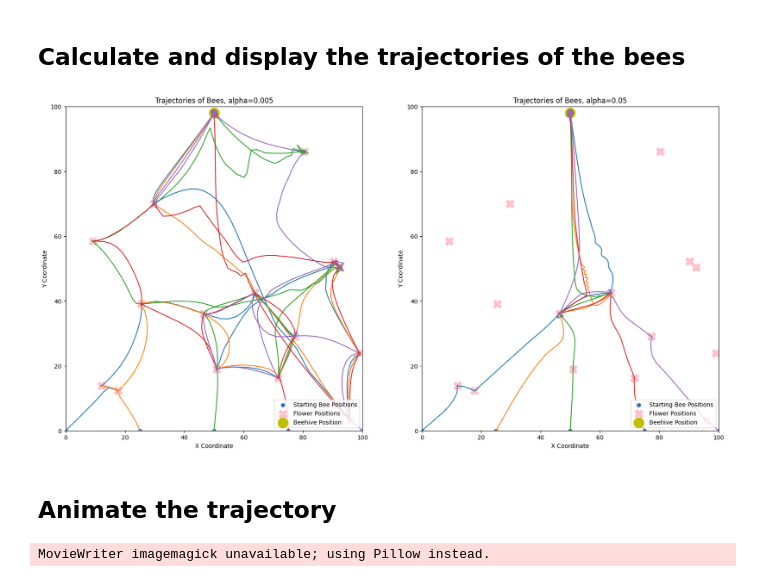
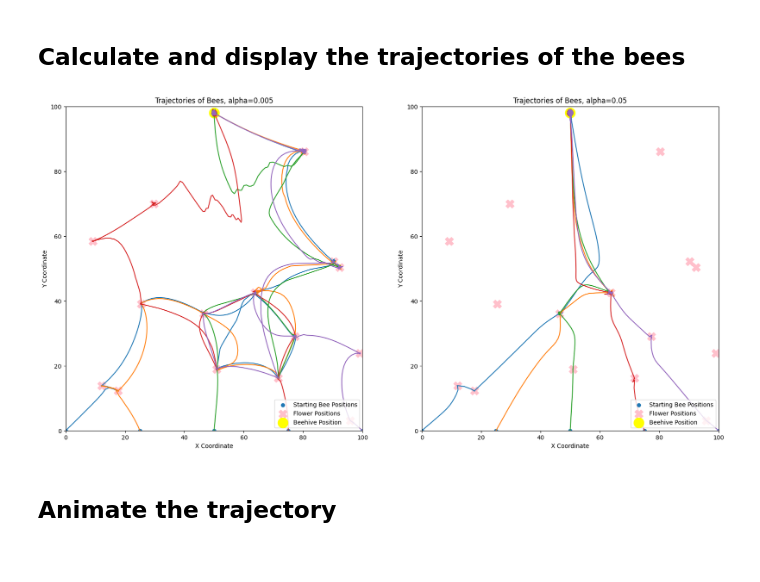
Before and after one commit to samlayton99/Swarm-Dynamics, a Jupyter notebook: all-the-buzz.ipynb, the cells around one changed output. Drawn from its saved outputs; the diff is of its cells as text; code cells hidden in the pictures.

Commit message:
fixed distraction

```diff
--- a/all-the-buzz.ipynb
+++ b/all-the-buzz.ipynb
@@ -77,7 +77,7 @@ def ode(t, x_flat, T_i):
     beehive_direction = (distance_from_beehive / (np.linalg.norm(distance_from_beehive, axis=0))).squeeze()
 
     # scaling factor for beehive direction, function of time and distance from beehive
-    beehive_scale = ((1 / (np.linalg.norm(distance_from_beehive, axis=0) + 1)) * (t)).squeeze()
+    beehive_scale = ((1 / (np.linalg.norm(distance_from_beehive, axis=0) + 1)) * (2*t)).squeeze()
 
     # attraction to the beehive
     beehive_attraction = (beehive_direction * beehive_scale).squeeze()
@@ -215,11 +215,11 @@ max_position = 100
 features = 5
 # time steps and final time
 t_steps = 400
-t_final = t_steps / 20
+t_final = t_steps / 28
 t_vals = np.linspace(0,t_final,t_steps)
 
 # model parameters
-nu = .5 * max_position # speed of the bees
+nu = .4 * max_position # speed of the bees
 xsi = 0.02 # nonlinearity of the bees
 alpha = 0.5 / max_position # vision radius of the bees
 c = 10 # attraction strength of the bees
@@ -264,40 +264,40 @@ def plot_ax(ax, trajectories, bee_positions, flower_positions, beehive_position,
     ax.scatter(flower_positions[0, :], flower_positions[1, :], marker='X', color='pink', s=200, label='Flower Positions')
 
     # plot the beehive as large yellow dot
-    ax.scatter(beehive_position[0, :], beehive_position[1, :], marker='o', color='y', s=300,label='Beehive Position')
+    ax.scatter(beehive_position[0, :], beehive_position[1, :], marker='o', color='yellow', s=300,label='Beehive Position')
 
     ax.set_xlabel('X Coordinate')
     ax.set_ylabel('Y Coordinate')
     ax.set_title(f'Trajectories of Bees, alpha={alpha}')
     ax.set_xlim(0,max_position)
     ax.set_ylim(0,max_position)
     # put the legend in the top left corner
     ax.legend(loc='lower right')
 
 attraction_differences = bee_preferences[:, :, np.newaxis] - flower_attraction[:, np.newaxis, :]  # Shape -> (num_features, num_bees, num_flowers)
 T_i = np.ones((bee_qnty, flower_qnty))
 
 solution = solve_ivp(ode, (0,t_final), bee_positions.flatten(), t_eval=t_vals, args=(T_i,), dense_output=True)
 
 # Extract the solution
 trajectories = solution.y
 num_bees = bee_qnty
 
 plot_ax(ax1, trajectories, bee_positions, flower_positions, beehive_position, max_position, alpha)
 
 alpha = 5 / max_position  # Parameter for the ODE
 
 attraction_differences = bee_preferences[:, :, np.newaxis] - flower_attraction[:, np.newaxis, :]  # Shape -> (num_features, num_bees, num_flowers)
 T_i = np.ones((bee_qnty, flower_qnty))
 
 solution = solve_ivp(ode, (0,t_final), bee_positions.flatten(), t_eval=t_vals, args=(T_i,), dense_output=True)
 
 # Extract the solution
 trajectories = solution.y
 
 plot_ax(ax2, trajectories, bee_positions, flower_positions, beehive_position, max_position, alpha)
 # %% [output]
-[figure, old version]
+[figure, new version]
 # %% [markdown]
 ## Animate the trajectory
 # %%
@@ -331,8 +339,6 @@ def animate(frame):
 ani = FuncAnimation(fig, animate, frames=trajectories_reshaped.shape[2], interval=1000/30)
 plt.close(fig)
 # %%
-ani.save('bee_animation.mp4', writer='ffmpeg')
-# or
-ani.save('bee_animation.gif', writer='imagemagick')
+ani.save('distraction.mp4', writer='ffmpeg')
+
+ani.save('distraction.gif')
-# %% [output]
-MovieWriter imagemagick unavailable; using Pillow instead.
```
Also changed, not shown: parts of 1 cell of this notebook, 2 other files.
